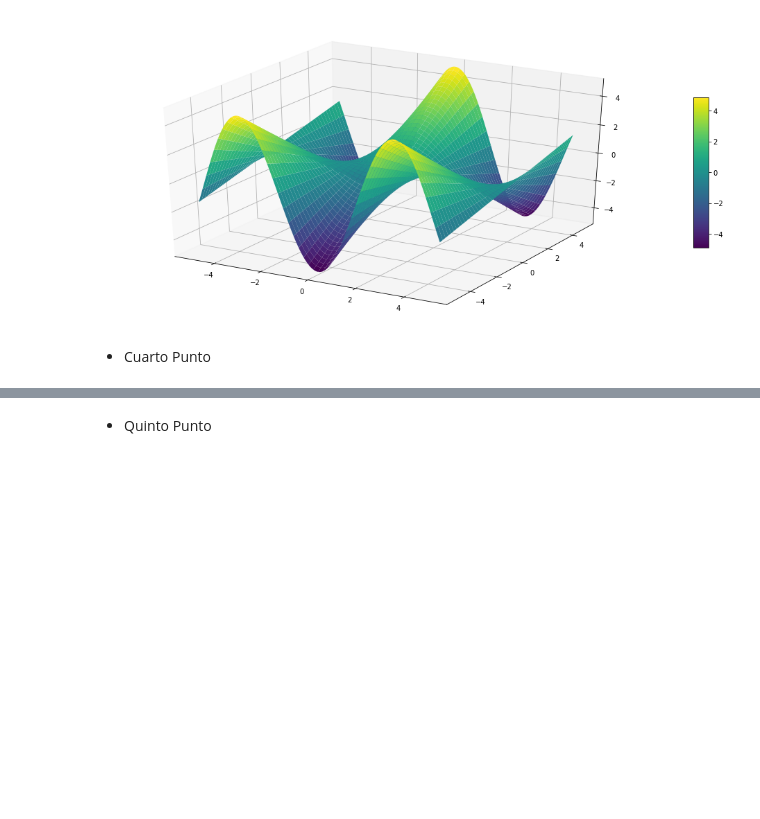
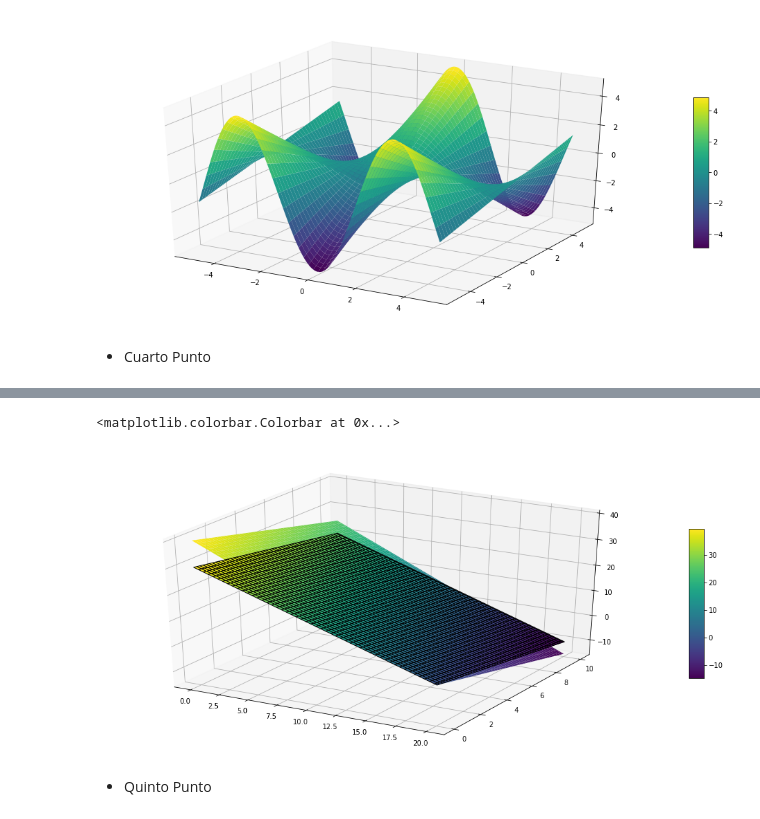
Before and after one commit to DuneV/2022-2, a Jupyter notebook: LAB2_OPTIMIZACION.ipynb, the cells around one changed output, grey strips where cells are left out. Cells and saved outputs as stored; diff of their text form; code cells hidden in the pictures; blank space fills up the shorter version.

```diff
--- a/LAB2_OPTIMIZACION.ipynb
+++ b/LAB2_OPTIMIZACION.ipynb
@@ -163,3 +183,27 @@ plt.show()
+# %%
+st = 100
+
+fig0 = plt.figure(figsize = (18,8))
+
+x0 = np.linspace(0, 20, st)
+y0 = np.linspace(0, 10, st)
+
+x0, y0 = np.meshgrid(x0, y0)
+
+z0 = (80 - 4*x0 - 3*y0)/2
+
+z0_2 = (60 - 3*x0 - 2*y0)/2
+
+ax0 = fig0.gca(projection='3d')
+
+surface0 = ax0.plot_surface(x0, y0, z0, cmap='viridis', edgecolor='none')
+surface1 = ax0.plot_surface(x0, y0, z0_2, cmap='viridis', edgecolor='black')
+
+
+fig0.colorbar(surface0, shrink=0.5, aspect=10)
+# %% [output]
+<matplotlib.colorbar.Colorbar at 0x...>
+[figure, added]
 # %% [markdown]
 - Quinto Punto
 # %%
```
Also changed, not shown: parts of 6 cells of this notebook.
